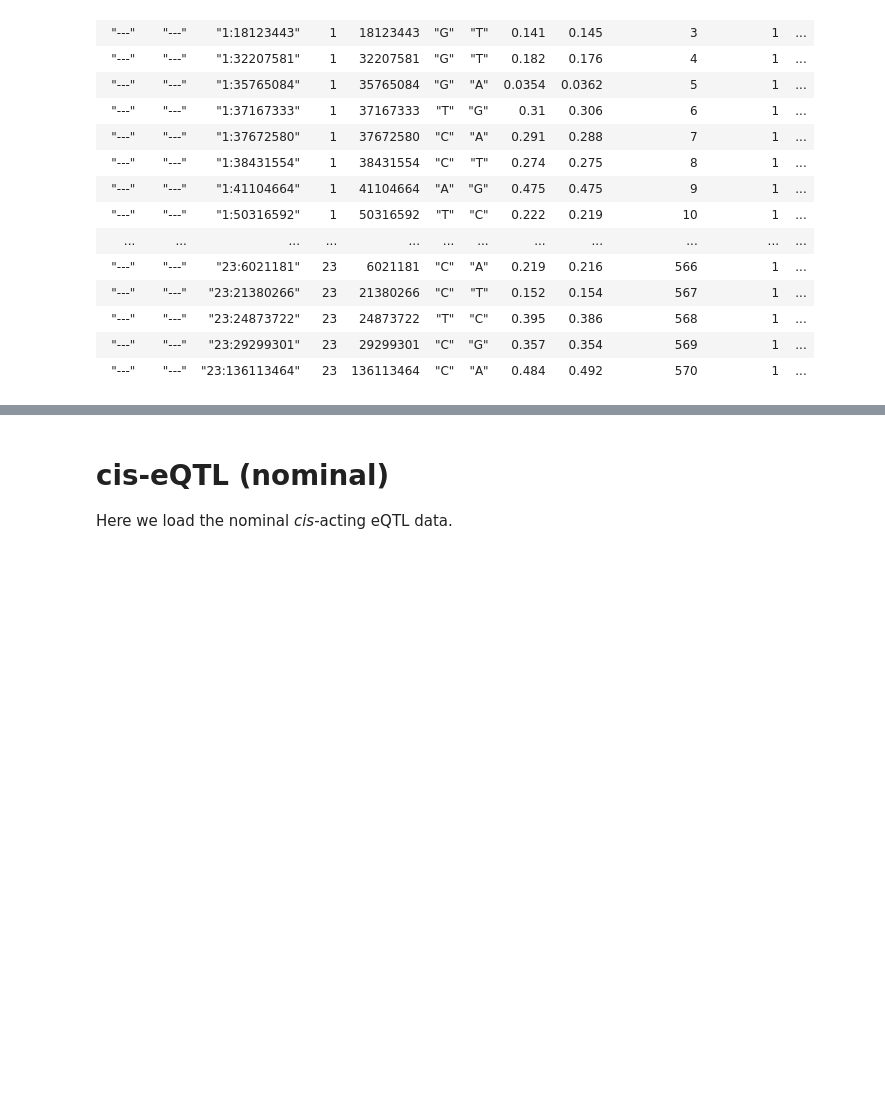
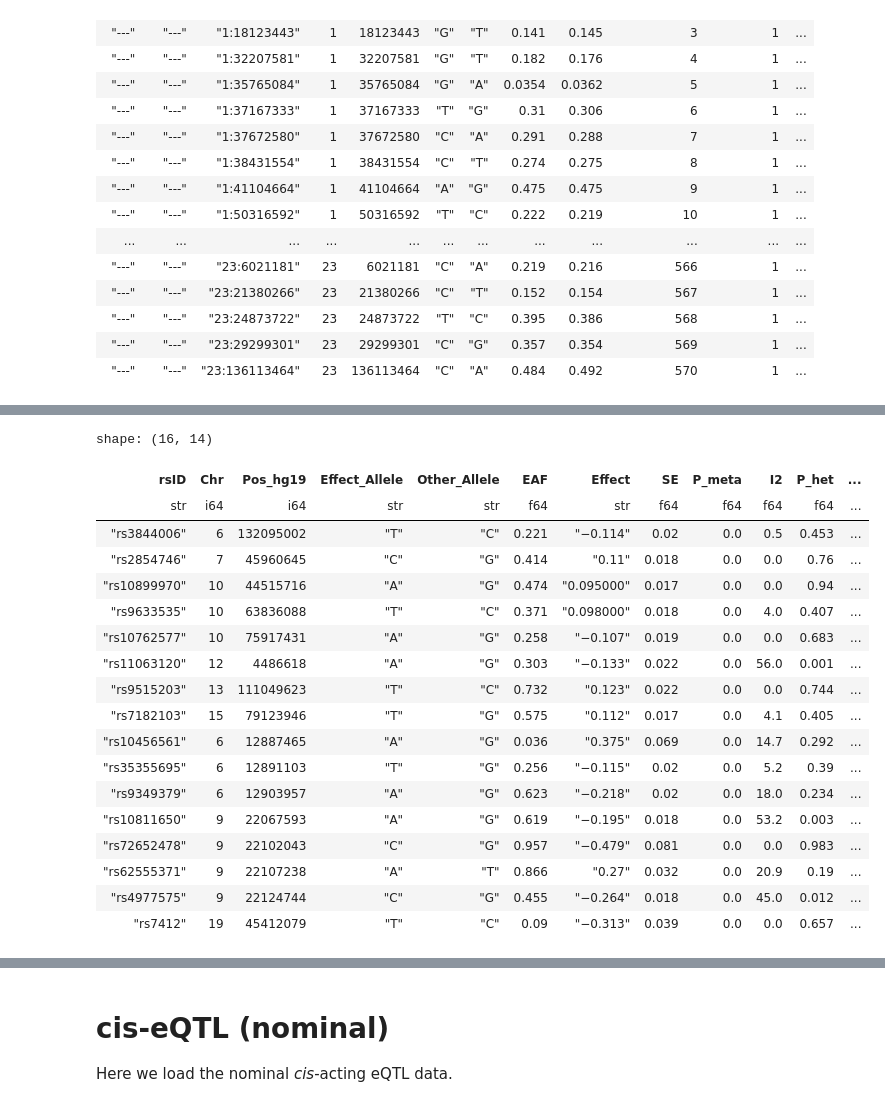
Before and after one commit to CirculatoryHealth/MR_CVD_MDD, a Jupyter notebook: 5. Parsing_AE_molQTL.ipynb, the cells around one changed output, grey strips where cells are left out. Drawn from its saved outputs; the diff is of its cells as text; code cells hidden in the pictures; blank space fills up the shorter version.

```diff
--- a/5. Parsing_AE_molQTL.ipynb
+++ b/5. Parsing_AE_molQTL.ipynb
@@ -287,0 +307,22 @@ shape: (632, 24)
+# %%
+target_variants_cac
+# %% [output]
+shape: (16, 14)
+| rsID | Chr | Pos_hg19 | Effect_Allele | Other_Allele | EAF | Effect | SE | P_meta | I2 | P_het | ... |
+| str | i64 | i64 | str | str | f64 | str | f64 | f64 | f64 | f64 | ... |
+| "rs3844006" | 6 | 132095002 | "T" | "C" | 0.221 | "−0.114" | 0.02 | 0.0 | 0.5 | 0.453 | ... |
+| "rs2854746" | 7 | 45960645 | "C" | "G" | 0.414 | "0.11" | 0.018 | 0.0 | 0.0 | 0.76 | ... |
+| "rs10899970" | 10 | 44515716 | "A" | "G" | 0.474 | "0.095000" | 0.017 | 0.0 | 0.0 | 0.94 | ... |
+| "rs9633535" | 10 | 63836088 | "T" | "C" | 0.371 | "0.098000" | 0.018 | 0.0 | 4.0 | 0.407 | ... |
+| "rs10762577" | 10 | 75917431 | "A" | "G" | 0.258 | "−0.107" | 0.019 | 0.0 | 0.0 | 0.683 | ... |
+| "rs11063120" | 12 | 4486618 | "A" | "G" | 0.303 | "−0.133" | 0.022 | 0.0 | 56.0 | 0.001 | ... |
+| "rs9515203" | 13 | 111049623 | "T" | "C" | 0.732 | "0.123" | 0.022 | 0.0 | 0.0 | 0.744 | ... |
+| "rs7182103" | 15 | 79123946 | "T" | "G" | 0.575 | "0.112" | 0.017 | 0.0 | 4.1 | 0.405 | ... |
+| "rs10456561" | 6 | 12887465 | "A" | "G" | 0.036 | "0.375" | 0.069 | 0.0 | 14.7 | 0.292 | ... |
+| "rs35355695" | 6 | 12891103 | "T" | "G" | 0.256 | "−0.115" | 0.02 | 0.0 | 5.2 | 0.39 | ... |
+| "rs9349379" | 6 | 12903957 | "A" | "G" | 0.623 | "−0.218" | 0.02 | 0.0 | 18.0 | 0.234 | ... |
+| "rs10811650" | 9 | 22067593 | "A" | "G" | 0.619 | "−0.195" | 0.018 | 0.0 | 53.2 | 0.003 | ... |
+| "rs72652478" | 9 | 22102043 | "C" | "G" | 0.957 | "−0.479" | 0.081 | 0.0 | 0.0 | 0.983 | ... |
+| "rs62555371" | 9 | 22107238 | "A" | "T" | 0.866 | "0.27" | 0.032 | 0.0 | 20.9 | 0.19 | ... |
+| "rs4977575" | 9 | 22124744 | "C" | "G" | 0.455 | "−0.264" | 0.018 | 0.0 | 45.0 | 0.012 | ... |
+| "rs7412" | 19 | 45412079 | "T" | "C" | 0.09 | "−0.313" | 0.039 | 0.0 | 0.0 | 0.657 | ... |
```
Also changed, not shown: parts of 24 cells of this notebook, 5 other files.
